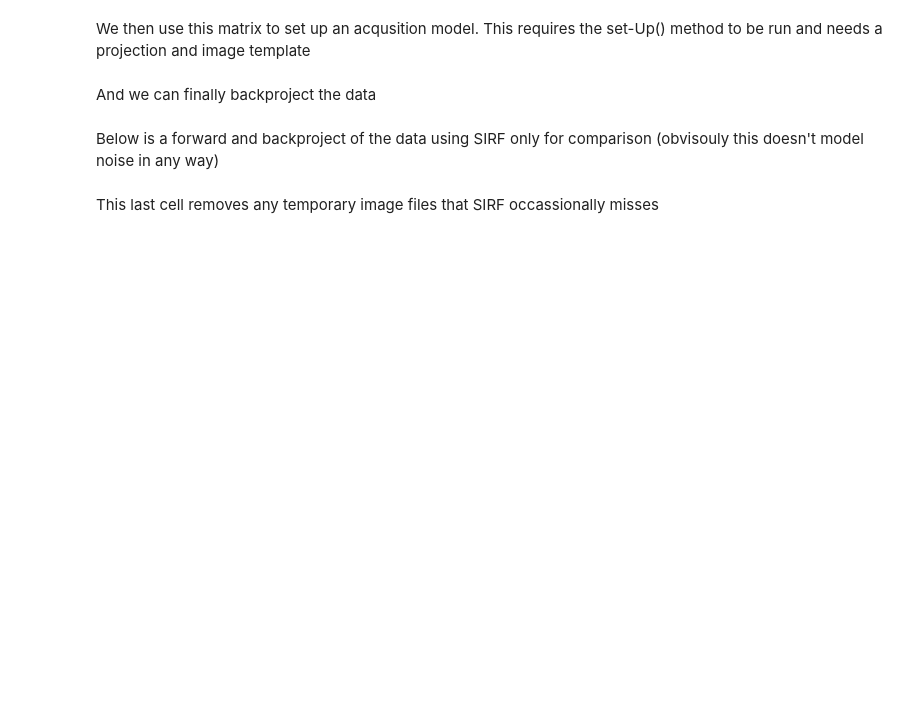
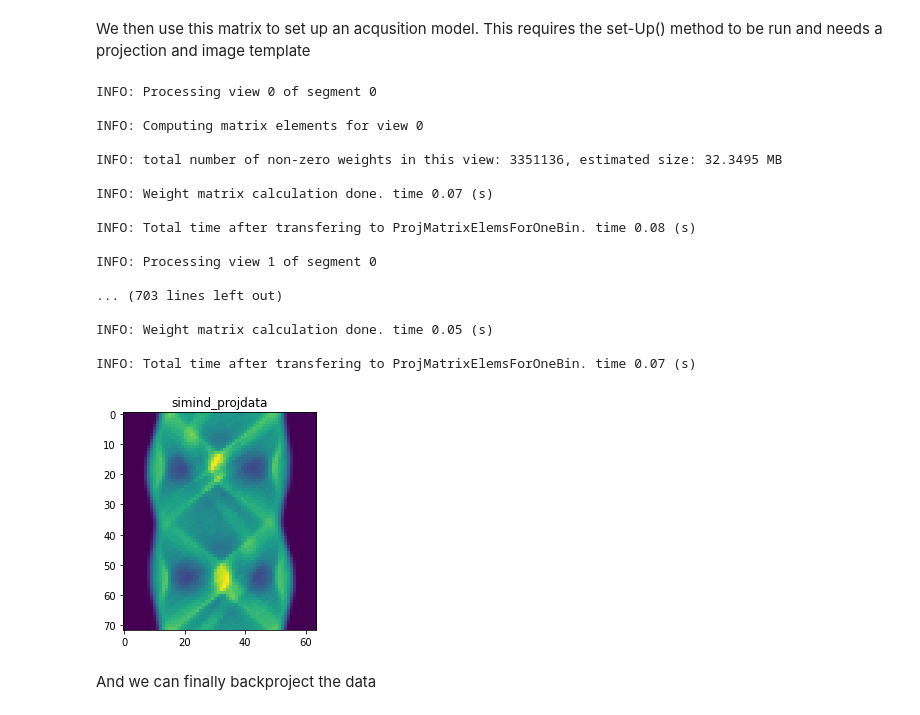
Before and after one commit to samdporter/STIR-SIMIND-Connection, a Jupyter notebook: STIR_simind.ipynb, the cells around one changed output. Cells and saved outputs as stored; diff of their text form; code cells hidden in the pictures; blank space fills up the shorter version.

```diff
--- a/STIR_simind.ipynb
+++ b/STIR_simind.ipynb
@@ -158,0 +190,6 @@ acq_model_matrix.set_resolution_model(0.1,0.1,full_3D=False) # where we have def
+# %%
+acq_model_matrix = stir.ProjMatrixByBinSPECTUB() # create a SPECT porjection matrix object
+acq_model_matrix.set_keep_all_views_in_cache(False) # This keeps views in memory for a speed improvement
+acq_model_matrix.set_resolution_model(0.1,0.1) # Set a resolution model (just a guess!)
+acq_model_matrix.set_attenuation_image_sptr(att_STIR) # set our attenuation model in units of cm^{-1}
+acq_model_matrix.set_up(simind_projdata.get_proj_data_info(), image)
@@ -158,0 +214,3 @@ acq_model_matrix.set_resolution_model(0.1,0.1,full_3D=False) # where we have def
+# %%
+projector = stir.ProjectorByBinPairUsingProjMatrixByBin(acq_model_matrix)
+projector.set_up(simind_projdata.get_proj_data_info(), image)
@@ -164,2 +245,29 @@ am.set_up(data, im)
+# %%
+stir_projdata = stir.ProjDataInMemory(simind_projdata.get_exam_info(),
+                                simind_projdata.get_proj_data_info())
+
+projector.get_forward_projector().forward_project(stir_projdata, image)
+
+slice = simind_projdata.get_num_sinograms()//2
+plot_show_save(stir_projdata, "simind_projdata", slice)
+# %% [output]
+INFO: Processing view 0 of segment 0
+
+INFO: Computing matrix elements for view 0
+
+INFO: total number of non-zero weights in this view: 3351136, estimated size: 32.3495 MB
+
+INFO: Weight matrix calculation done. time 0.07 (s)
+
+INFO: Total time after transfering to ProjMatrixElemsForOneBin. time 0.08 (s)
+
+INFO: Processing view 1 of segment 0
+
+... (703 lines left out)
+
+INFO: Weight matrix calculation done. time 0.05 (s)
+
+INFO: Total time after transfering to ProjMatrixElemsForOneBin. time 0.07 (s)
+[figure, added]
 # %% [markdown]
 And we can finally backproject the data
@@ -169,2 +273,0 @@ res.show()
-# %% [markdown]
-Below is a forward and backproject of the data using SIRF only for comparison (obvisouly this doesn't model noise in any way)
@@ -198,2 +273,0 @@ out.show()
-# %% [markdown]
-This last cell removes any temporary image files that SIRF occassionally misses
```
Also changed, not shown: parts of 45 cells of this notebook, 1 other file.
